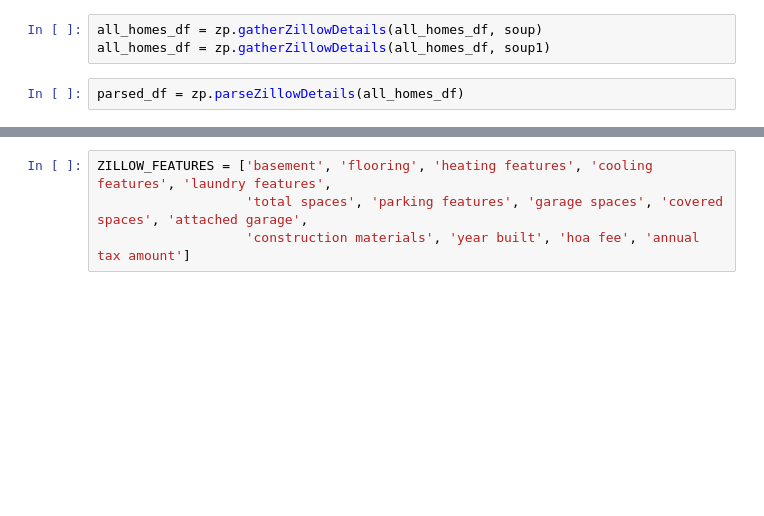
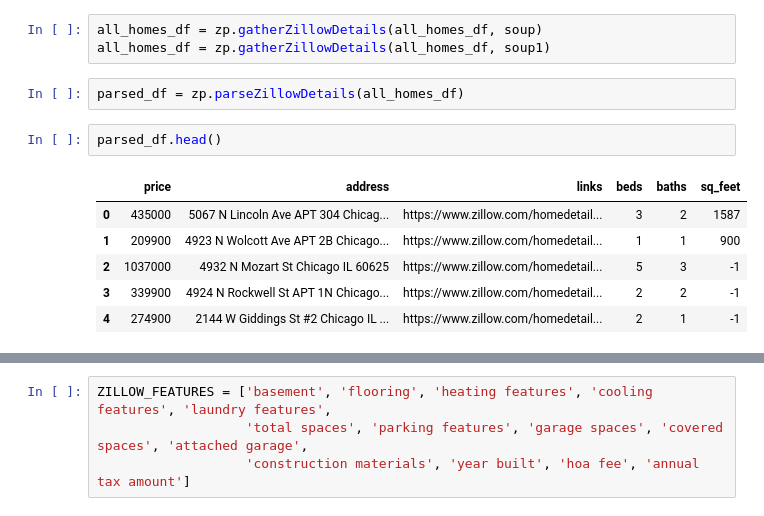
Before and after one commit to ecooper2/home-pricing, a Jupyter notebook: notebooks/zillow_home_gathering.ipynb, the cells around one changed output, grey strips where cells are left out. Drawn from its saved outputs; the diff is of its cells as text; blank space fills up the shorter version.

Commit message:
Parse zillow details and append to dictionary.

```diff
--- a/notebooks/zillow_home_gathering.ipynb
+++ b/notebooks/zillow_home_gathering.ipynb
@@ -20,6 +21,15 @@ all_homes_df = zp.gatherZillowDetails(all_homes_df, soup)
 all_homes_df = zp.gatherZillowDetails(all_homes_df, soup1)
 # %%
 parsed_df = zp.parseZillowDetails(all_homes_df)
+# %%
+parsed_df.head()
+# %% [output]
+|  | price | address | links | beds | baths | sq_feet |
+| 0 | 435000 | 5067 N Lincoln Ave APT 304 Chicag... | https://www.zillow.com/homedetail... | 3 | 2 | 1587 |
+| 1 | 209900 | 4923 N Wolcott Ave APT 2B Chicago... | https://www.zillow.com/homedetail... | 1 | 1 | 900 |
+| 2 | 1037000 | 4932 N Mozart St Chicago IL 60625 | https://www.zillow.com/homedetail... | 5 | 3 | -1 |
+| 3 | 339900 | 4924 N Rockwell St APT 1N Chicago... | https://www.zillow.com/homedetail... | 2 | 2 | -1 |
+| 4 | 274900 | 2144 W Giddings St #2 Chicago IL ... | https://www.zillow.com/homedetail... | 2 | 1 | -1 |
 # %%
 link = parsed_df.links[10]
 print(link)
```
Also changed, not shown: parts of 10 cells of this notebook, 1 other file.
